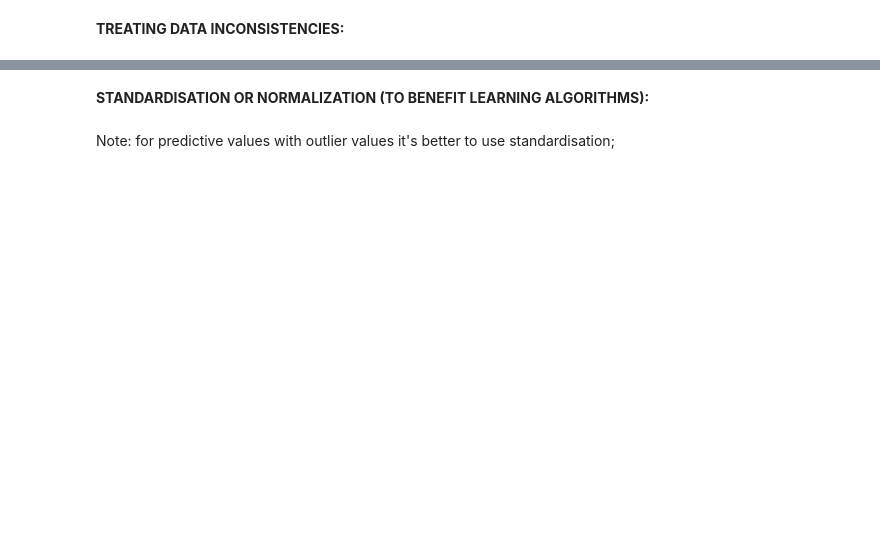
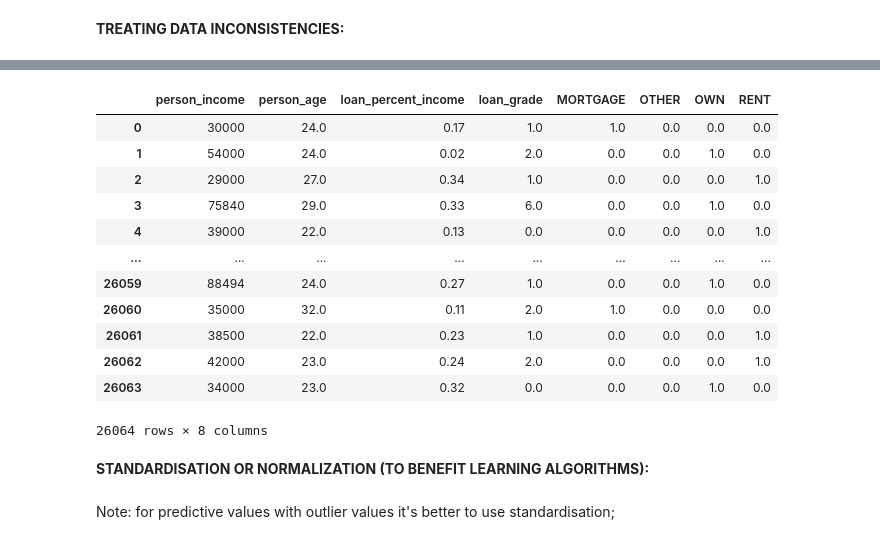
Before and after one commit to gustavods07/Credit-Risk-Data-Analysis, a Jupyter notebook: credit_risk_data_analysis.ipynb, the cells around one changed output, grey strips where cells are left out. Drawn from its saved outputs; the diff is of its cells as text; code cells hidden in the pictures; blank space fills up the shorter version.

```diff
--- a/credit_risk_data_analysis.ipynb
+++ b/credit_risk_data_analysis.ipynb
@@ -227,0 +369,2 @@ expected = data.iloc[:,8].values
+# %%
+X_train, X_valid, y_train, y_valid = train_test_split(X, y, train_size=0.8, test_size=0.2,random_state=0) ## it means that we have 80% of the dataset as training data and 20% as validation data
@@ -227,0 +378,4 @@ expected = data.iloc[:,8].values
+# %%
+ordinal_encoder = OrdinalEncoder()
+X_train["loan_grade"] = ordinal_encoder.fit_transform(X_train["loan_grade"].to_numpy().reshape(-1, 1))
+X_valid["loan_grade"] = ordinal_encoder.transform(X_valid["loan_grade"].to_numpy().reshape(-1, 1))
@@ -227,0 +406,11 @@ expected = data.iloc[:,8].values
+# %%
+ohe = OneHotEncoder(handle_unknown='ignore', sparse=False)
+
+encoded_train = ohe.fit_transform(X_train['person_home_ownership'].values.reshape(-1,1))
+encoded_valid = ohe.transform(X_valid['person_home_ownership'].values.reshape(-1,1))
+
+labels = np.array(ohe.categories_).ravel()
+
+train = pd.DataFrame(encoded_train,columns = labels)
+
+valid = pd.DataFrame(encoded_valid,columns = labels)
@@ -228,3 +424,26 @@ expected = data.iloc[:,8].values
+# %%
+X_train.reset_index(drop=True, inplace=True)
+
+X_valid.reset_index(drop=True, inplace=True)
+# %%
+del X_train['person_home_ownership']
+del X_valid['person_home_ownership']
+
+pd.concat([X_train,train], axis=1)
+# %% [output]
+|  | person_income | person_age | loan_percent_income | loan_grade | MORTGAGE | OTHER | OWN | RENT |
+| 0 | 30000 | 24.0 | 0.17 | 1.0 | 1.0 | 0.0 | 0.0 | 0.0 |
+| 1 | 54000 | 24.0 | 0.02 | 2.0 | 0.0 | 0.0 | 1.0 | 0.0 |
+| 2 | 29000 | 27.0 | 0.34 | 1.0 | 0.0 | 0.0 | 0.0 | 1.0 |
+| 3 | 75840 | 29.0 | 0.33 | 6.0 | 0.0 | 0.0 | 1.0 | 0.0 |
+| 4 | 39000 | 22.0 | 0.13 | 0.0 | 0.0 | 0.0 | 0.0 | 1.0 |
+| ... | ... | ... | ... | ... | ... | ... | ... | ... |
+| 26059 | 88494 | 24.0 | 0.27 | 1.0 | 0.0 | 0.0 | 1.0 | 0.0 |
+| 26060 | 35000 | 32.0 | 0.11 | 2.0 | 1.0 | 0.0 | 0.0 | 0.0 |
+| 26061 | 38500 | 22.0 | 0.23 | 1.0 | 0.0 | 0.0 | 0.0 | 1.0 |
+| 26062 | 42000 | 23.0 | 0.24 | 2.0 | 0.0 | 0.0 | 0.0 | 1.0 |
+| 26063 | 34000 | 23.0 | 0.32 | 0.0 | 0.0 | 0.0 | 1.0 | 0.0 |
+26064 rows × 8 columns
 # %% [markdown]
 **STANDARDISATION OR NORMALIZATION (TO BENEFIT LEARNING ALGORITHMS):**
 # %% [markdown]
```
Also changed, not shown: parts of 80 cells of this notebook.
